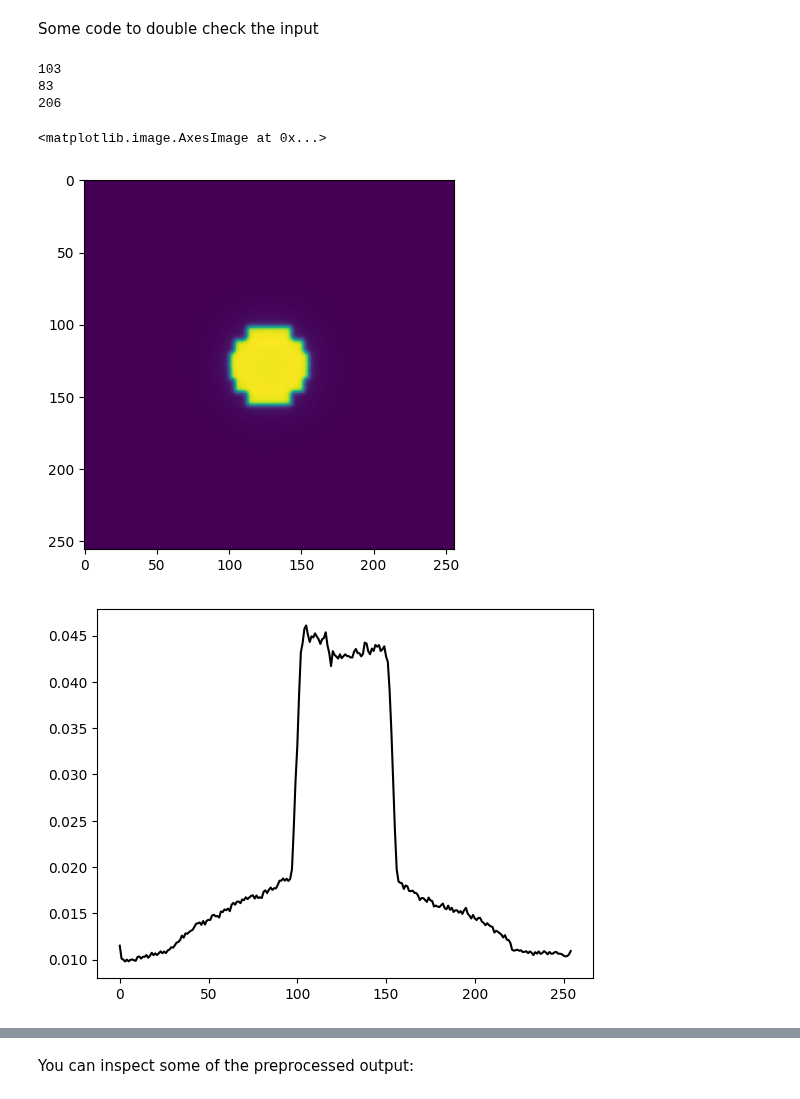
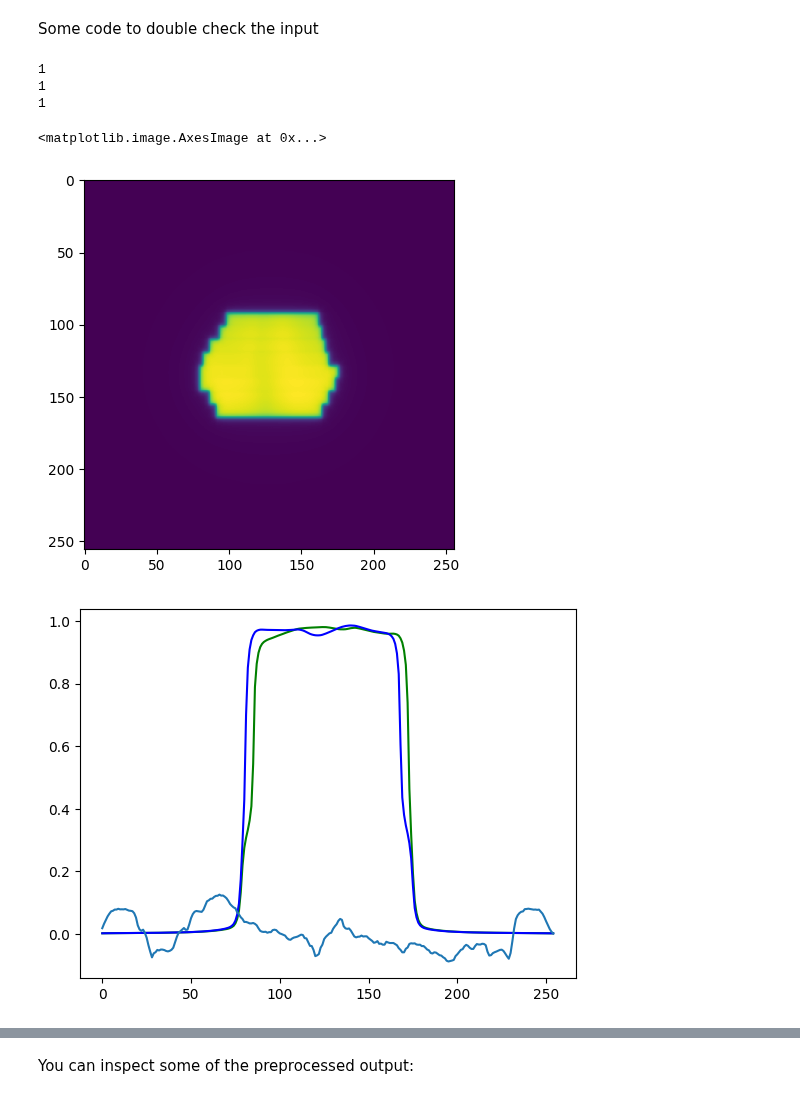
Before and after one commit to cbojechko/Image_Prediction, a Jupyter notebook: Compare_pred_meas.ipynb, the cells around one changed output, grey strips where cells are left out. Drawn from its saved outputs; the diff is of its cells as text; code cells hidden in the pictures.

```diff
--- a/Compare_pred_meas.ipynb
+++ b/Compare_pred_meas.ipynb
@@ -197,8 +184,8 @@ def return_generator(records_path, proj_to_panel=True, add_5cm_keys=False, globa
 
     CProcessors.TakeExpOfKey(input_keys=('summed_drr_array',)),
     CProcessors.MultiplyImagesTogether(keys=('pdos_array', 'summed_drr_array'), out_key='summed_array'),
-    #CProcessors.MultiplyImagesByConstant(keys=('summed_array',), values=(-1.0,)),
-    CProcessors.MultiplyImagesByConstant(keys=('summed_array',), values=(-0.8,)),
+    CProcessors.MultiplyImagesByConstant(keys=('summed_array',), values=(-1.0,)),
+    #CProcessors.MultiplyImagesByConstant(keys=('summed_array',), values=(-0.8,)),
 
 
     CProcessors.AddImagesTogether(keys=('fluence_array', 'summed_array'), out_key='scatter_array'),
@@ -270,7 +253,8 @@ def return_dataset(generator, batch):
   input_dataset = tf.data.Dataset.from_tensor_slices(input_values)
   output_dataset = tf.data.Dataset.from_tensor_slices(output_values)
   dataset = tf.data.Dataset.zip((input_dataset, output_dataset))
-  dataset = dataset.shuffle(len(dataset)).batch(int(batch))
+  #dataset = dataset.shuffle(len(dataset)).batch(int(batch))
+  dataset = dataset.batch(int(batch))
   return dataset
 # %%
 def return_generators(base_path, excluded_fold=5, batch=10, **kwargs):
@@ -280,15 +264,15 @@ def return_generators(base_path, excluded_fold=5, batch=10, **kwargs):
   test_folder_names = []
   #train_folder_names.append(os.path.join(base_path, 'onefrac_train'))
   #val_folder_names.append(os.path.join(base_path, 'onefrac_valid'))
-  train_folder_names.append(os.path.join(base_path, 'phantom_train'))
-  val_folder_names.append(os.path.join(base_path, 'phantom_valid'))
+  train_folder_names.append(os.path.join(base_path, 'pat85'))
+  val_folder_names.append(os.path.join(base_path, 'pred_pat85'))
   #test_folder_names.append(os.path.join(base_path, 'phantom_valid'))
   #test_folder_names.append(os.path.join(base_path, 'test_pelvis'))
   #test_folder_names.append(os.path.join(base_path, 'Prostate2_pCT'))
   #test_folder_names.append(os.path.join(base_path, 'phantom_one'))
   #test_folder_names.append(os.path.join(base_path, 'phantom_pCT'))
   #test_folder_names.append(os.path.join(base_path, 'test2'))
-  test_folder_names.append(os.path.join(base_path, 'phantom_train'))
+  test_folder_names.append(os.path.join(base_path, 'pat85'))
 
   # for i in range(1,6):
   #   folder_name = '/content/drive/My Drive/data/fold{}'.format(i)
@@ -309,7 +293,7 @@ def return_generators(base_path, excluded_fold=5, batch=10, **kwargs):
 
   return train_gen, valid_gen, test_gen
 # %%
-batch = 2
+batch = 1
 base_path = '/content/drive/My Drive/data'
 train_dataset, valid_dataset, test_dataset = return_generators(base_path, excluded_fold=1, batch=batch)
 # %% [output]
@@ -344,33 +328,41 @@ print(valid_len)
 print(test_len)
 plt.imshow(x[0,...,0])
 # %% [output]
-103
-83
-206
+1
+1
+1
 <matplotlib.image.AxesImage at 0x...>
-[figure, old version]
+[figure, new version]
 # %%
 #train_len = len(train_dataset)
 #valid_len = len(valid_dataset)
 #test_len =  len(test_dataset)
 
 itery = iter(test_dataset.repeat())
 x, y = next(itery)
-#print(train_len)
-#print(valid_len)
-#print(test_len)
-#plt.imshow(y[0,...,0])
-
 rt = y[0,...,0].numpy()
-
 pdos = x[0,...,0].numpy()
 cbct = x[0,...,1].numpy()
-#plt.plot(pdos[128,1:256],'b')
-#plt.plot(cbct[128,1:256],'r')
-plt.plot(rt[128,1:256],'k')
-#plt.ylim([-0.05,0.1])
-#plt.ylim([0.86,0.92])
-#plt.ylim([0.58,0.6])
+#plt.plot(cbct[1:256,128],'k')
+#plt.plot(cbct[128,1:256],'k')
+#plt.plot(pdos[128,1:256],'r')
+
+
+iter_pred = iter(valid_dataset.repeat())
+x_pred, y_pred = next(iter_pred)
+rt_pred = y_pred[0,...,0].numpy()
+pdos_pred = x_pred[0,...,0].numpy()
+cbct_pred = x_pred[0,...,1].numpy()
+#plt.plot(cbct_pred[128,1:256],'g')
+#plt.plot(cbct[128,1:256],'b')
+plt.plot(pdos_pred[128,1:256],'g')
+plt.plot(pdos[128,1:256],'b')
+diff = cbct-cbct_pred
+#plt.imshow(diff)
+plt.plot(diff[128,1:256])
+#plt.plot(pdos[225,1:256])
+#plt.imshow(pdos)
+
 plt.show()
 # %% [output]
-[figure, old version]
+[figure, new version]
```
Also changed, not shown: parts of 24 cells of this notebook.
